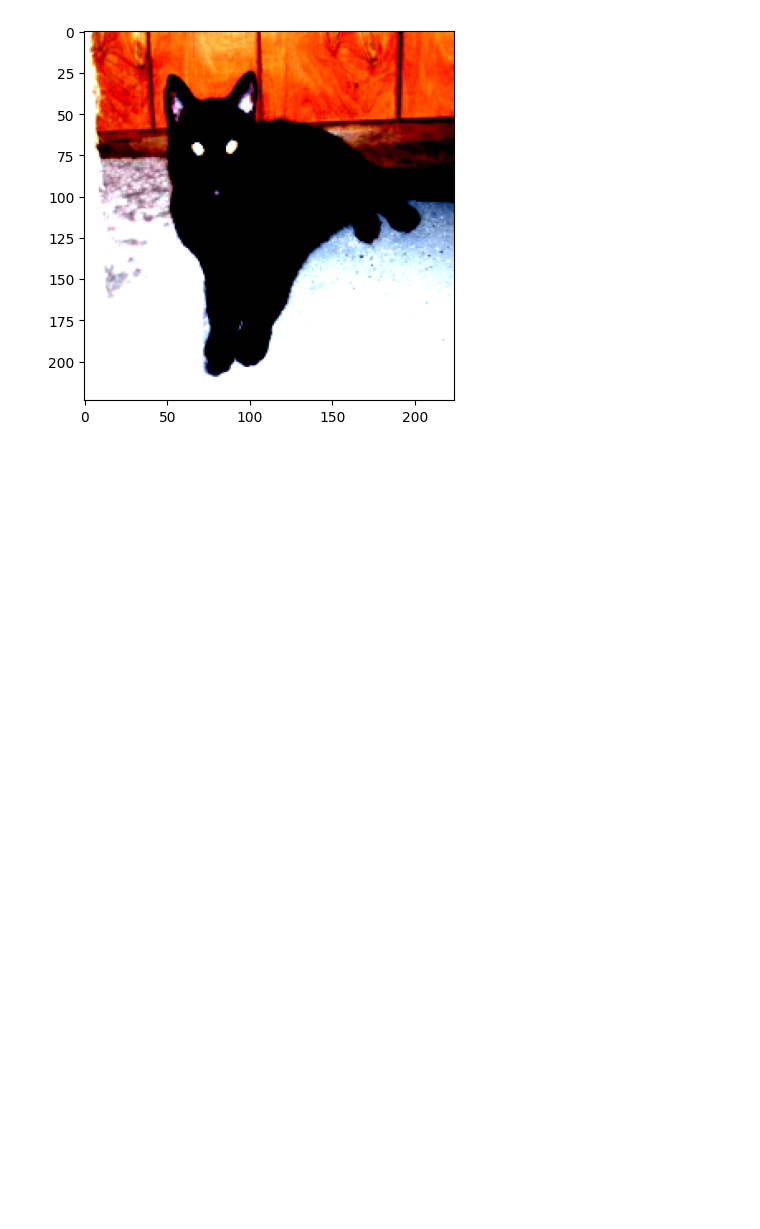
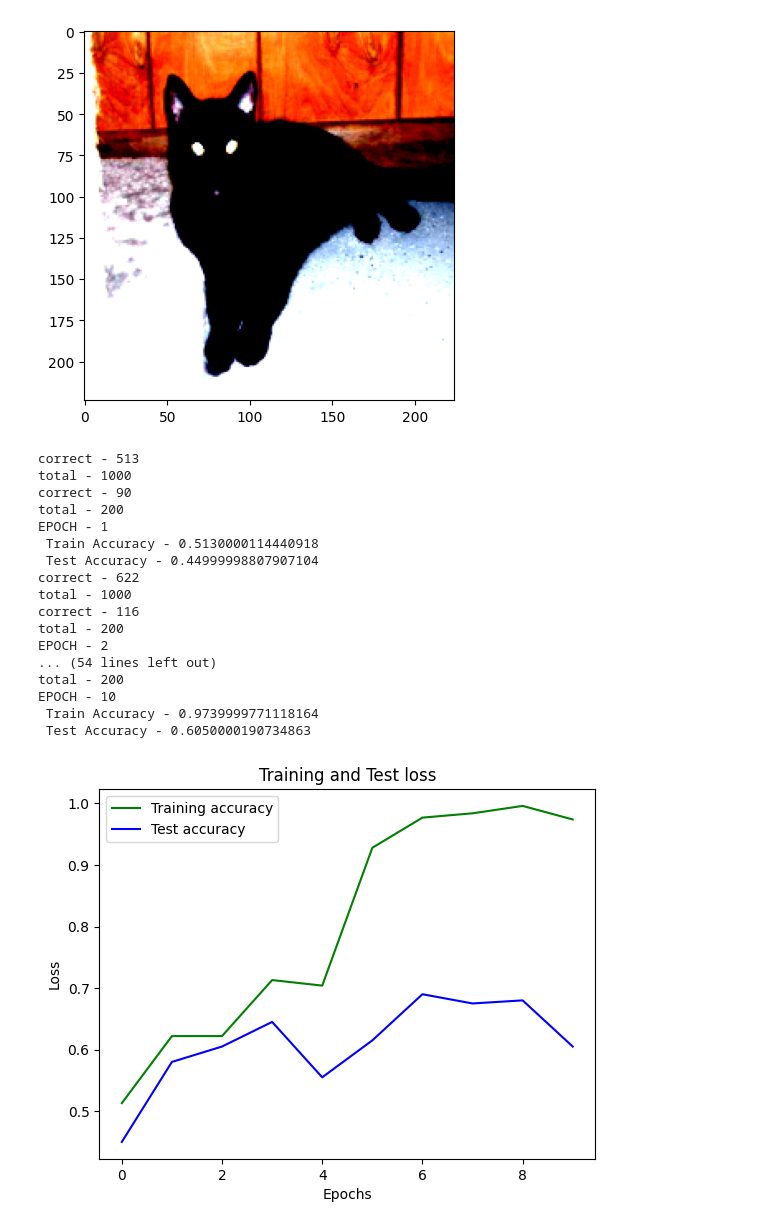
Before and after one commit to AGMiculischii/AI_zima, a Jupyter notebook: CNN/cnn16112022.ipynb, the cells around one changed output. Cells and saved outputs as stored; diff of their text form; code cells hidden in the pictures; blank space fills up the shorter version.

```diff
--- a/CNN/cnn16112022.ipynb
+++ b/CNN/cnn16112022.ipynb
@@ -35,7 +35,7 @@ Clipping input data to the valid range for imshow with RGB data ([0..1] for floa
 # %%
 class Net(nn.Module):
 
-    def __init__(self, n_features):
+    def __init__(self):
         super().__init__()
 
         self.conv1 = nn.Conv2d(3,32, kernel_size=3, padding=1)
@@ -50,7 +50,7 @@ class Net(nn.Module):
         self.flatten = nn.Flatten()
 
         self.fc1 = nn.Linear(128*28*28,256)
-        self.fc2 = nn.Linear(156,128)
+        self.fc2 = nn.Linear(256,128)
         self.fc3 = nn.Linear(128,1)
 
     def forward(self, x):
@@ -65,0 +115,42 @@ class Net(nn.Module):
+# %%
+import numpy as np
+train_data = torch.utils.data.Subset(train_data, np.random.choice(len(train_data), 1000, replace=False))
+test_data = torch.utils.data.Subset(test_data, np.random.choice(len(test_data), 200, replace=False))
+# %%
+train_loader = DataLoader(train_data, batch_size=32, shuffle=True)
+test_loader = DataLoader(test_data, batch_size=32, shuffle=True)
+# %%
+learning_rate = 1e-3
+
+model = Net().to(DEVICE)
+optimizer = optim.Adam(model.parameters(), lr=learning_rate)
+loss_fn = nn.BCELoss()
+
+training_loop(
+    n_epochs = 10,
+    optimizer = optimizer,
+    model = model,
+    loss_fn = loss_fn,
+    print_plot = True,
+    train_loader = train_loader,
+    test_loader = test_loader
+)
+# %% [output]
+correct - 513
+total - 1000
+correct - 90
+total - 200
+EPOCH - 1
+ Train Accuracy - 0.5130000114440918
+ Test Accuracy - 0.44999998807907104
+correct - 622
+total - 1000
+correct - 116
+total - 200
+EPOCH - 2
+... (54 lines left out)
+total - 200
+EPOCH - 10
+ Train Accuracy - 0.9739999771118164
+ Test Accuracy - 0.6050000190734863
+[figure, added]
```
Also changed, not shown: parts of 1 cell of this notebook, 1 other file.
